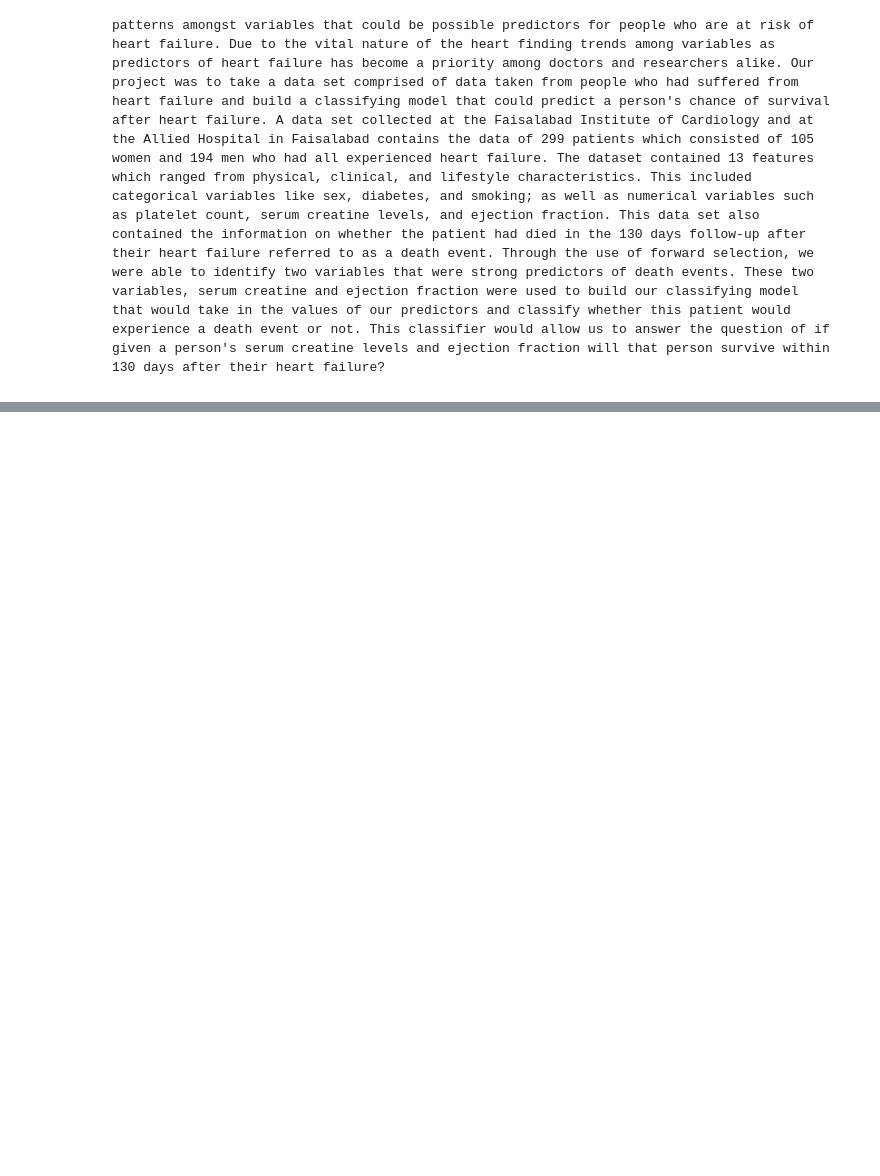
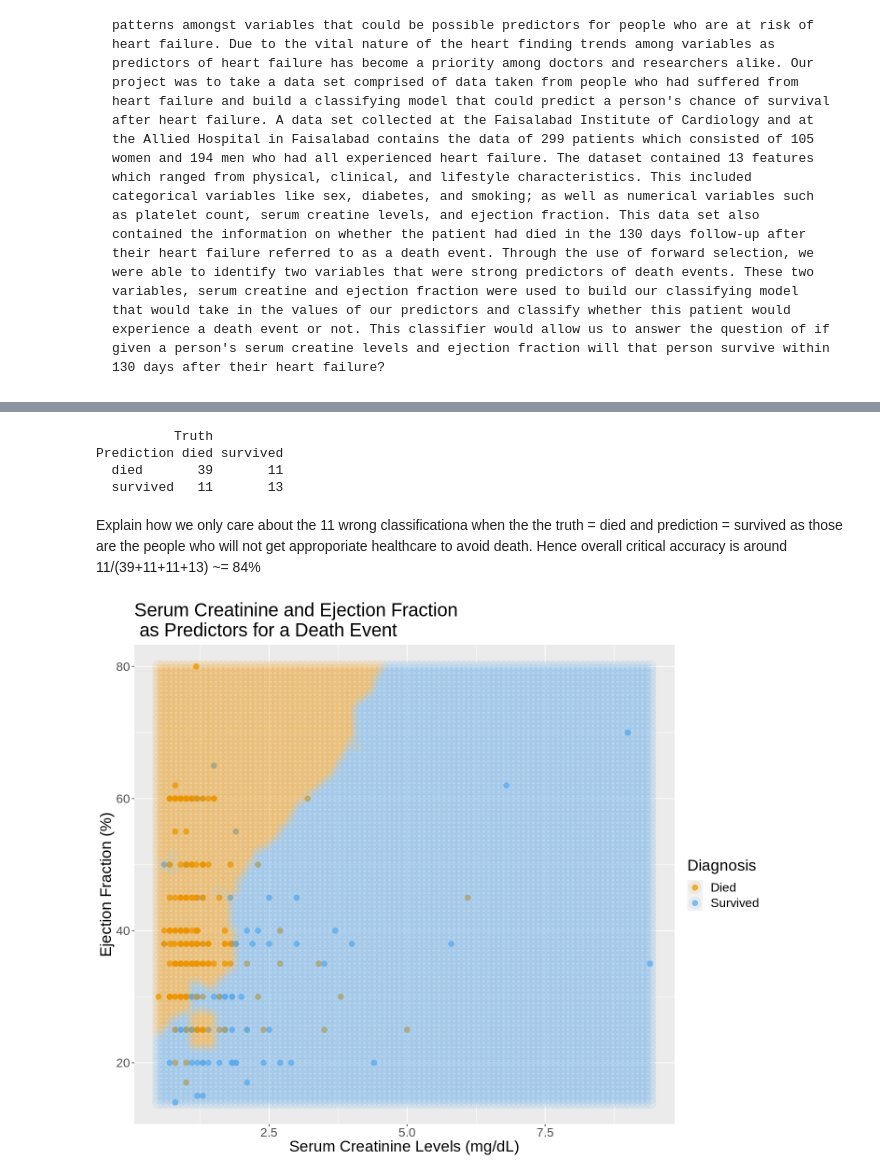
Before and after one commit to agoel25/Heart-Failure-Classifier, a Jupyter notebook: final_report.ipynb, the cells around one changed output, grey strips where cells are left out. Cells and saved outputs as stored; diff of their text form; code cells hidden in the pictures; blank space fills up the shorter version.

Commit message:
Done with almost all the entire code
Added the entire classifier code, also added a decision boundary plot at the end to show the final working of the classifier graphically.

```diff
--- a/final_report.ipynb
+++ b/final_report.ipynb
@@ -6,0 +223,20 @@
+# %%
+# Retraining with the chosen K value of 7
+set.seed(42)
+
+final_spec <- nearest_neighbor(weight_func = "rectangular", neighbors = 7) %>%
+    set_engine("kknn") %>%
+    set_mode("classification")
+
+final_fit  <- workflow() %>%
+    add_recipe(final_recipe) %>%
+    add_model(final_spec) %>%
+    fit(data = heart_train)
+
+heart_prediction <- predict(final_fit, heart_test) %>%
+    bind_cols(heart_test)
+
+heart_prediction_accuracy <- heart_prediction %>%
+    metrics(truth = DEATH_EVENT, estimate = .pred_class) %>%
+    filter(.metric == "accuracy")
+heart_prediction_accuracy
@@ -6,0 +248,60 @@
+# %%
+heart_prediction_confusion <- heart_prediction %>%
+    conf_mat(truth = DEATH_EVENT, estimate = .pred_class)
+heart_prediction_confusion
+# %% [output]
+          Truth
+Prediction died survived
+  died       39       11
+  survived   11       13
+# %% [markdown]
+Explain how we only care about the 11 wrong classificationa when the the truth = died and prediction = survived as those are the people who will not get approporiate healthcare to avoid death. Hence overall critical accuracy is around 11/(39+11+11+13) ~= 84%
+# %%
+set.seed(42)
+# Making a prediction boundry plot for the classifier
+options(repr.plot.height = 10, repr.plot.width = 12)
+graph_data <- heart_data
+
+# create the grid of area/smoothness vals, and arrange in a data frame
+ef_grid <- seq(min(graph_data$ejection_fraction),
+                max(graph_data$ejection_fraction),
+                length.out = 100)
+sc_grid <- seq(min(graph_data$serum_creatinine),
+                max(graph_data$serum_creatinine),
+                length.out = 100)
+asgrid <- as_tibble(expand.grid(ejection_fraction = ef_grid,
+                                serum_creatinine = sc_grid))
+
+# use the fit workflow to make predictions at the grid points
+knnPredGrid <- predict(final_fit, asgrid)
+
+# bind the predictions as a new column with the grid points
+prediction_table <- bind_cols(knnPredGrid, asgrid) %>%
+  rename(DEATH_EVENT = .pred_class)
+
+# plot:
+# 1. the colored scatter of the original data
+# 2. the faded colored scatter for the grid points
+heart_prediction_plot <-
+  ggplot() +
+  geom_point(data = graph_data,
+             mapping = aes(x = serum_creatinine,
+                           y = ejection_fraction,
+                           color = DEATH_EVENT),
+             alpha = 0.75,
+             size = 3) +
+  geom_point(data = prediction_table,
+             mapping = aes(x = serum_creatinine,
+                           y = ejection_fraction,
+                           color = DEATH_EVENT),
+             alpha = 0.09,
+             size = 7) +
+  labs(color = "Diagnosis", x = "Serum Creatinine Levels (mg/dL)", y = "Ejection Fraction (%)",
+         title = "Serum Creatinine and Ejection Fraction\n as Predictors for a Death Event") +
+  scale_color_manual(labels = c("Died", "Survived"),
+                     values = c("orange2", "steelblue2")) +
+  theme(text = element_text(size = 20))
+
+heart_prediction_plot
+# %% [output]
+[figure, added]
```
Also changed, not shown: parts of 12 cells of this notebook.
